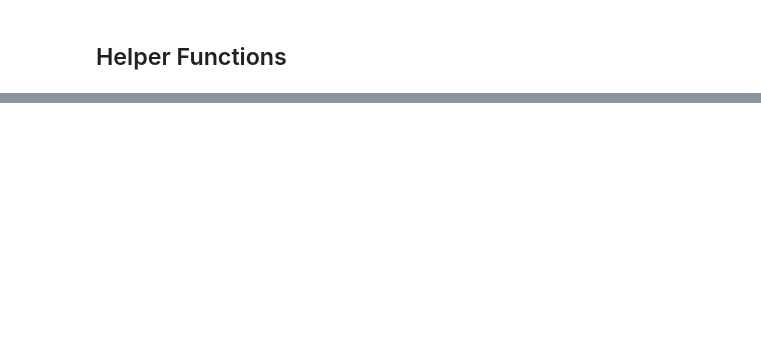
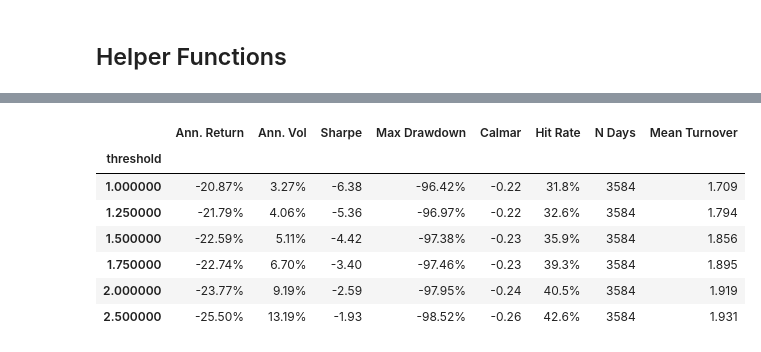
Before and after one commit to ashleyGarcia0405/pca-residual-mean-reversion, a Jupyter notebook: notebooks/5.0-ag-results-robustness.ipynb, the cells around one changed output, grey strips where cells are left out. Cells and saved outputs as stored; diff of their text form; code cells hidden in the pictures; blank space fills up the shorter version.

```diff
--- a/notebooks/5.0-ag-results-robustness.ipynb
+++ b/notebooks/5.0-ag-results-robustness.ipynb
@@ -456,0 +140,29 @@ for dirname in [TABLES_DIR, FIGURES_DIR]:
+# %%
+log_returns = load_log_returns()
+grid_results = {}
+missing_specs = []
+expected_specs = len(L_GRID) * len(K_GRID) * len(M_GRID) * len(C_GRID)
+
+for L, K, M, c_thresh in itertools.product(L_GRID, K_GRID, M_GRID, C_GRID):
+    suffix = f"_L{L}_K{K}_M{M}"
+    zs = load_zscores(suffix)
+    if zs is None:
+        missing_specs.append((L, K, M))
+        continue
+    shared = zs.columns.intersection(log_returns.columns)
+    zs_clean = zs[shared]
+    lr_clean = log_returns[shared].reindex(zs_clean.index)
+    w = build_weights_equal(zs_clean, c=c_thresh, G=1.0, w_max=0.05)
+    bt = backtest(w, lr_clean, cost_bps=5)
+    pm = perf_metrics(bt["net"])
+    pm["Mean Turnover"] = bt["turnover"].mean()
+    grid_results[(L, K, M, c_thresh)] = pm
+
+print(f"Expected rows: {expected_specs}")
+print(f"Computed rows: {len(grid_results)}")
+print(f"Missing (L, K, M): {len(set(missing_specs))}")
+if missing_specs:
+    print("Grid incomplete. Run `make robustness-grid` to generate the missing PCA specs.")
+    print(sorted(set(missing_specs)))
+else:
+    print("Reduced L/K/M grid is fully populated.")
@@ -456,0 +240,20 @@ for dirname in [TABLES_DIR, FIGURES_DIR]:
+# %%
+threshold_rows = {}
+for c in THRESHOLD_GRID:
+    w = build_weights_equal(zs_main, c=c, G=1.0, w_max=0.05)
+    bt = backtest(w, lr_main, cost_bps=5)
+    threshold_rows[c] = {**perf_metrics(bt["net"]), "Mean Turnover": bt["turnover"].mean()}
+
+threshold_df = pd.DataFrame(threshold_rows).T
+threshold_df.index.name = "threshold"
+threshold_df.to_csv(f"{TABLES_DIR}/threshold_sweep{MAIN_SUFFIX}.csv")
+format_results(threshold_df.sort_index())
+# %% [output]
+|  | Ann. Return | Ann. Vol | Sharpe | Max Drawdown | Calmar | Hit Rate | N Days | Mean Turnover |
+| threshold |  |  |  |  |  |  |  |  |
+| 1.000000 | -20.87% | 3.27% | -6.38 | -96.42% | -0.22 | 31.8% | 3584 | 1.709 |
+| 1.250000 | -21.79% | 4.06% | -5.36 | -96.97% | -0.22 | 32.6% | 3584 | 1.794 |
+| 1.500000 | -22.59% | 5.11% | -4.42 | -97.38% | -0.23 | 35.9% | 3584 | 1.856 |
+| 1.750000 | -22.74% | 6.70% | -3.40 | -97.46% | -0.23 | 39.3% | 3584 | 1.895 |
+| 2.000000 | -23.77% | 9.19% | -2.59 | -97.95% | -0.24 | 40.5% | 3584 | 1.919 |
+| 2.500000 | -25.50% | 13.19% | -1.93 | -98.52% | -0.26 | 42.6% | 3584 | 1.931 |
```
Also changed, not shown: parts of 39 cells of this notebook, 7 other files.
